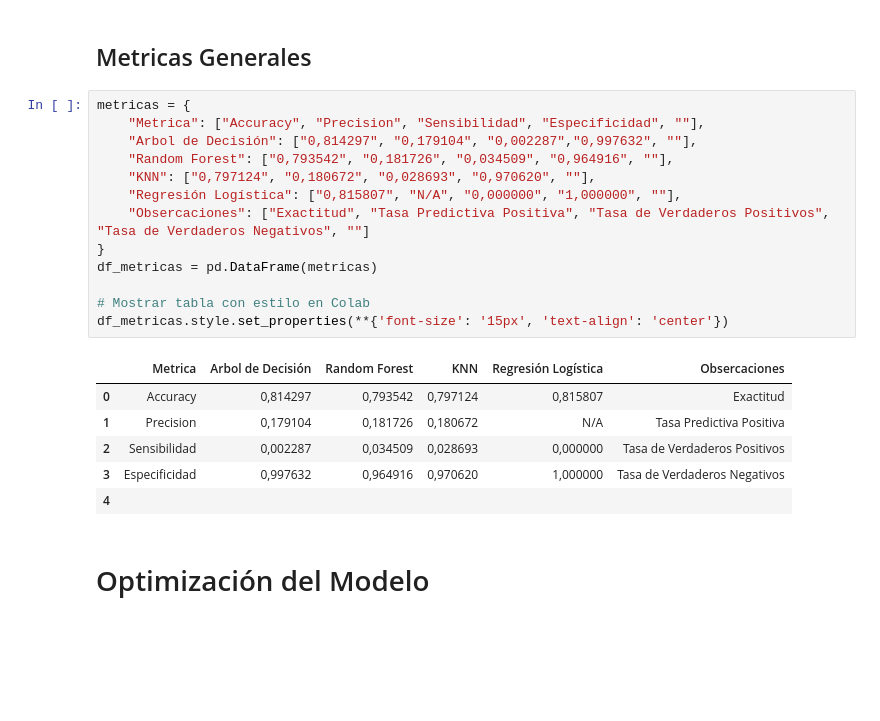
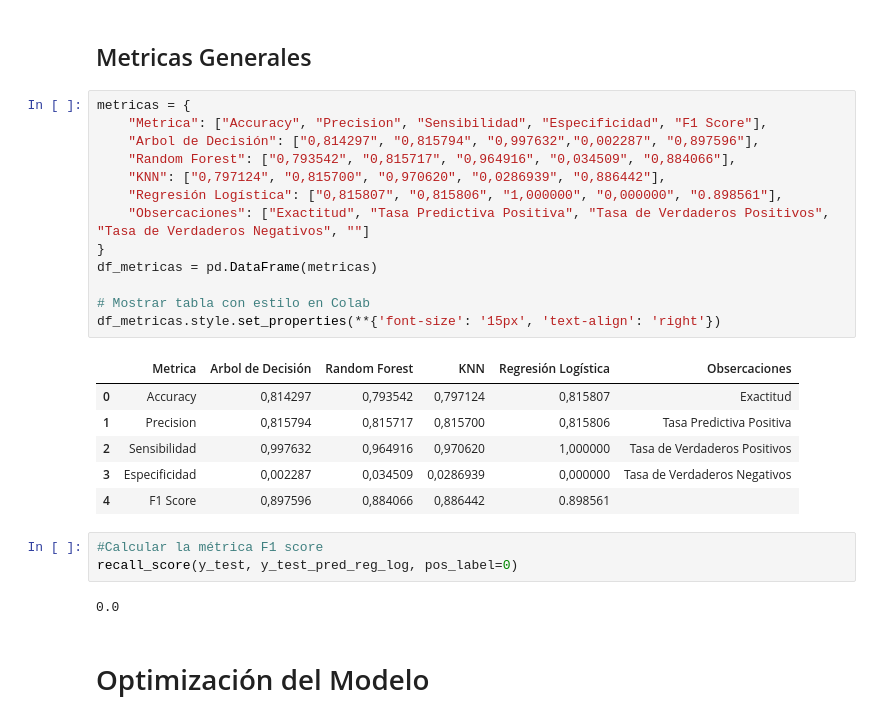
Before and after one commit to Leonardo-rodcas/Proyecto-DS-61190-E-Commerce, a Jupyter notebook: Proyecto_EntregaPlus_Comision61190_RodriguezCastilloLeonardo.ipynb, the cells around one changed output. Cells and saved outputs as stored; diff of their text form; blank space fills up the shorter version.

```diff
--- a/Proyecto_EntregaPlus_Comision61190_RodriguezCastilloLeonardo.ipynb
+++ b/Proyecto_EntregaPlus_Comision61190_RodriguezCastilloLeonardo.ipynb
@@ -1285,24 +1285,29 @@ Precision is ill-defined and being set to 0.0 in labels with no predicted sample
 ## Metricas Generales
 # %%
 metricas = {
-    "Metrica": ["Accuracy", "Precision", "Sensibilidad", "Especificidad", ""],
-    "Arbol de Decisión": ["0,814297", "0,179104", "0,002287","0,997632", ""],
-    "Random Forest": ["0,793542", "0,181726", "0,034509", "0,964916", ""],
-    "KNN": ["0,797124", "0,180672", "0,028693", "0,970620", ""],
-    "Regresión Logística": ["0,815807", "N/A", "0,000000", "1,000000", ""],
+    "Metrica": ["Accuracy", "Precision", "Sensibilidad", "Especificidad", "F1 Score"],
+    "Arbol de Decisión": ["0,814297", "0,815794", "0,997632","0,002287", "0,897596"],
+    "Random Forest": ["0,793542", "0,815717", "0,964916", "0,034509", "0,884066"],
+    "KNN": ["0,797124", "0,815700", "0,970620", "0,0286939", "0,886442"],
+    "Regresión Logística": ["0,815807", "0,815806", "1,000000", "0,000000", "0.898561"],
     "Obsercaciones": ["Exactitud", "Tasa Predictiva Positiva", "Tasa de Verdaderos Positivos", "Tasa de Verdaderos Negativos", ""]
 }
 df_metricas = pd.DataFrame(metricas)
 
 # Mostrar tabla con estilo en Colab
-df_metricas.style.set_properties(**{'font-size': '15px', 'text-align': 'center'})
+df_metricas.style.set_properties(**{'font-size': '15px', 'text-align': 'right'})
 # %% [output]
 |  | Metrica | Arbol de Decisión | Random Forest | KNN | Regresión Logística | Obsercaciones |
 | 0 | Accuracy | 0,814297 | 0,793542 | 0,797124 | 0,815807 | Exactitud |
-| 1 | Precision | 0,179104 | 0,181726 | 0,180672 | N/A | Tasa Predictiva Positiva |
-| 2 | Sensibilidad | 0,002287 | 0,034509 | 0,028693 | 0,000000 | Tasa de Verdaderos Positivos |
-| 3 | Especificidad | 0,997632 | 0,964916 | 0,970620 | 1,000000 | Tasa de Verdaderos Negativos |
-| 4 |  |  |  |  |  |  |
+| 1 | Precision | 0,815794 | 0,815717 | 0,815700 | 0,815806 | Tasa Predictiva Positiva |
+| 2 | Sensibilidad | 0,997632 | 0,964916 | 0,970620 | 1,000000 | Tasa de Verdaderos Positivos |
+| 3 | Especificidad | 0,002287 | 0,034509 | 0,0286939 | 0,000000 | Tasa de Verdaderos Negativos |
+| 4 | F1 Score | 0,897596 | 0,884066 | 0,886442 | 0.898561 |  |
+# %%
+#Calcular la métrica F1 score
+recall_score(y_test, y_test_pred_reg_log, pos_label=0)
+# %% [output]
+0.0
 # %% [markdown]
 # Optimización del Modelo
 # %% [markdown]
```
Also changed, not shown: parts of 1 cell of this notebook.
